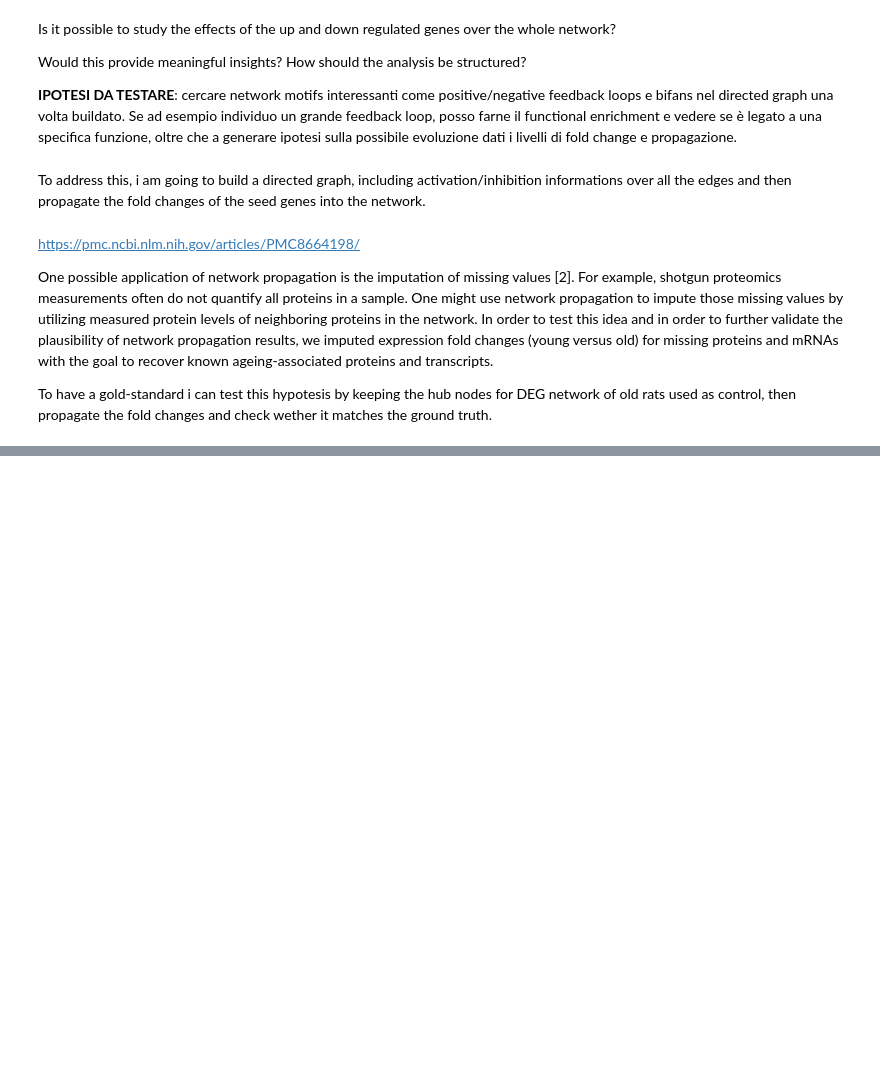
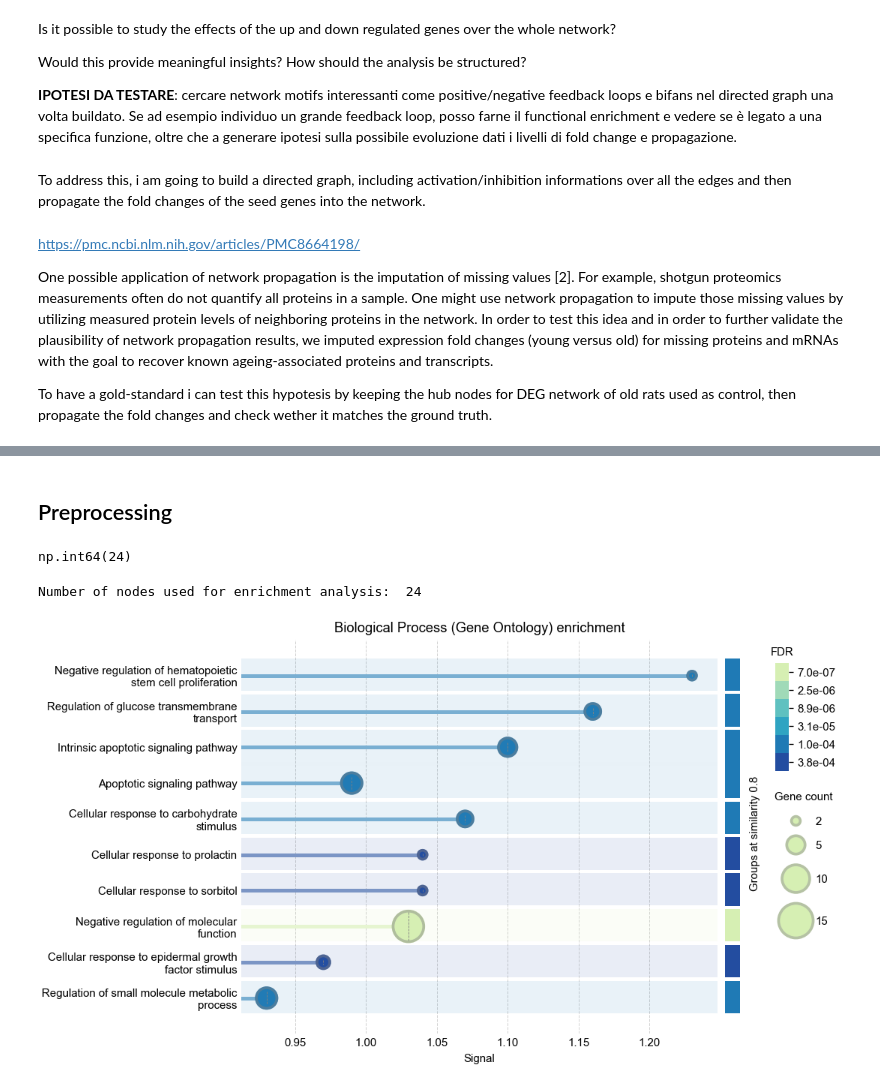
Before and after one commit to EmilianoMarrale/SocialNetworkAnalysis, a Jupyter notebook: notebooks/03_diffusion_analysis.ipynb, the cells around one changed output, grey strips where cells are left out. Drawn from its saved outputs; the diff is of its cells as text; code cells hidden in the pictures; blank space fills up the shorter version.

```diff
--- a/notebooks/03_diffusion_analysis.ipynb
+++ b/notebooks/03_diffusion_analysis.ipynb
@@ -150,0 +139,27 @@ dtype: float64
+# %% [markdown]
+## Preprocessing
+# %%
+fc_lookup = []
+node_lookup = []
+for n in scc_combined_graph.nodes():
+    fc = scc_combined_graph.nodes[n]["fold_change"]
+    fc_lookup.append(fc)
+    node_lookup.append(n)
+
+original_fc_vector = pd.Series(fc_lookup)
+sum(original_fc_vector.values != 0.0)
+# %% [output]
+np.int64(24)
+# %%
+enrich_nodes = []
+for n in scc_combined_graph.nodes():
+    fc = scc_combined_graph.nodes[n]["fold_change"]
+    if fc != 0.0:
+        enrich_nodes.append(n)
+
+print("Number of nodes used for enrichment analysis: ", len(enrich_nodes))
+enrichment_figure = stringdb_api.get_enrichment_figure(enrich_nodes, ["Process"])
+display(Image(data=enrichment_figure))
+# %% [output]
+Number of nodes used for enrichment analysis:  24
+[figure, added]
```
Also changed, not shown: parts of 26 cells of this notebook, 21 other files.
